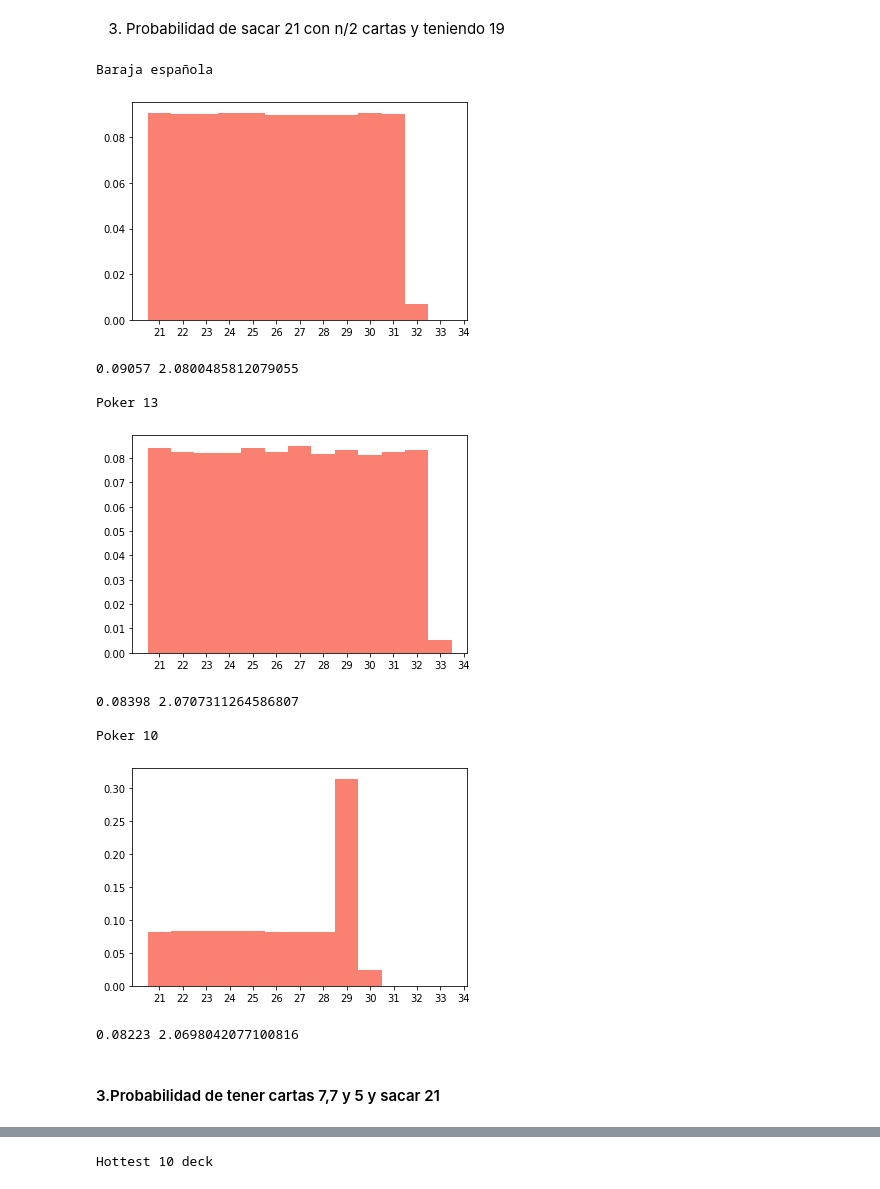
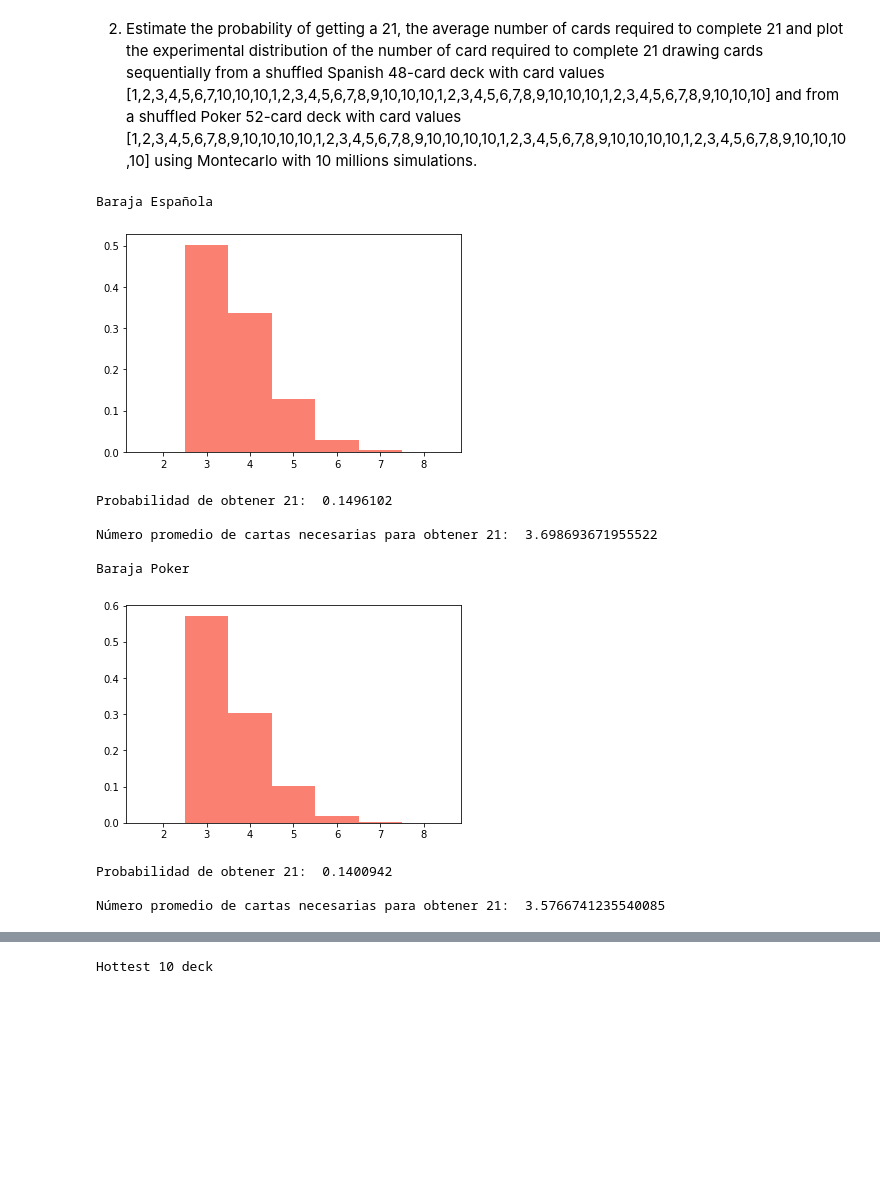
Before and after one commit to juacostar/AlgorithmsUN2020II, a Jupyter notebook: Laboratorio4/21BlackjackGrClass1StGrooup9.ipynb, the cells around one changed output, grey strips where cells are left out. Saved outputs shown, nothing was run; the diff lists cells and outputs as text; code cells hidden in the pictures; blank space fills up the shorter version.

```diff
--- a/Laboratorio4/21BlackjackGrClass1StGrooup9.ipynb
+++ b/Laboratorio4/21BlackjackGrClass1StGrooup9.ipynb
@@ -18,13 +20,0 @@ games = [baraja,poker,barajaplus,pokerplus]
-# %%
-n = 10000000
-veintiunas = 0
-for i in range(n):
-  poker_deck = [1, 2, 3, 4, 5, 6, 7, 8, 9, 10, 10, 10, 10, 1, 2, 3, 4, 5, 6, 7, 8, 9, 10, 10, 10, 10, 1, 2, 3, 4, 5, 6, 7, 8, 9, 10, 10, 10, 10, 1, 2, 3, 4, 5, 6, 7, 8, 9, 10, 10, 10, 10]
-  cuenta = 0
-  while cuenta < 21:
-    carta = random.choice(poker_deck)
-    poker_deck.remove(carta)
-    cuenta +=  carta
-  if cuenta == 21:
-    veintiunas += 1
-print("Probabilidad de sacar 21 es:", veintiunas / n)
@@ -90,50 +70,51 @@ Poker 10
-# %% [markdown]
-3. Probabilidad de sacar 21 con n/2 cartas y teniendo 19
+# %% [markdown]
+2. Estimate the probability of getting a 21, the average number of cards required to complete 21 and plot the experimental distribution of the number of card required to complete 21 drawing cards sequentially from a shuffled Spanish 48-card deck with card values [1,2,3,4,5,6,7,10,10,10,1,2,3,4,5,6,7,8,9,10,10,10,1,2,3,4,5,6,7,8,9,10,10,10,1,2,3,4,5,6,7,8,9,10,10,10] and from a shuffled Poker 52-card deck with card values [1,2,3,4,5,6,7,8,9,10,10,10,10,1,2,3,4,5,6,7,8,9,10,10,10,10,1,2,3,4,5,6,7,8,9,10,10,10,10,1,2,3,4,5,6,7,8,9,10,10,10,10] using Montecarlo with 10 millions simulations.
 # %%
+games2 = [baraja_e2,baraja_p2]
+
 n = 10000000
 
-for g in range(3):
+for g in range(2):
+
     ncards = []
-    results = np.zeros(13)
+    nhcards = np.zeros(7)
     blackjacks = 0
 
     for i in range(n):
 
-        poker_i = random.choices(games[g], k=(len(games[g])//2))
-        player = [19]
+        poker_i = games2[g].copy()
+        player = []
 
         while sum(player) < 21:
             card = random.choice(poker_i)
             player.append(card)
             poker_i.remove(card)
 
-        results[sum(player)-21] += 1
-
         if(sum(player)==21):
             blackjacks += 1
             ncards.append(len(player))
-            #print(player)
+            if (len(player) < 9):
+                nhcards[(len(player)-2)] += 1
+
 
     nc = np.array(ncards)
 
     print(gamenames[g])
 
-    plt.hist(list(map(str,range(21,34))), bins=list(map(str,range(21,35))), align='left',color='salmon',weights=(results/n))
+    plt.hist(list(map(str,range(2,9))), bins=list(map(str,range(2,10))), align='left',color='salmon',weights=(nhcards/blackjacks))
 
     plt.show();
-
-    print(blackjacks/n, nc.mean(),'\n')
+    print('Probabilidad de obtener 21: ', blackjacks/n,'\n')
+    print('Número promedio de cartas necesarias para obtener 21: ', nc.mean(),'\n')
 # %% [output]
-Baraja española
+Baraja Española
-[figure, old version]
+[figure, new version]
-0.09057 2.0800485812079055
+Probabilidad de obtener 21:  0.1496102
 
-Poker 13
+Número promedio de cartas necesarias para obtener 21:  3.698693671955522
+
+Baraja Poker
-[figure, old version]
+[figure, new version]
-0.08398 2.0707311264586807
+Probabilidad de obtener 21:  0.1400942
 
-Poker 10
+Número promedio de cartas necesarias para obtener 21:  3.5766741235540085
-[figure, removed]
-0.08223 2.0698042077100816
-# %% [markdown]
-#### 3.Probabilidad de tener cartas 7,7 y 5 y sacar 21
```
Also changed, not shown: parts of 24 cells of this notebook.
